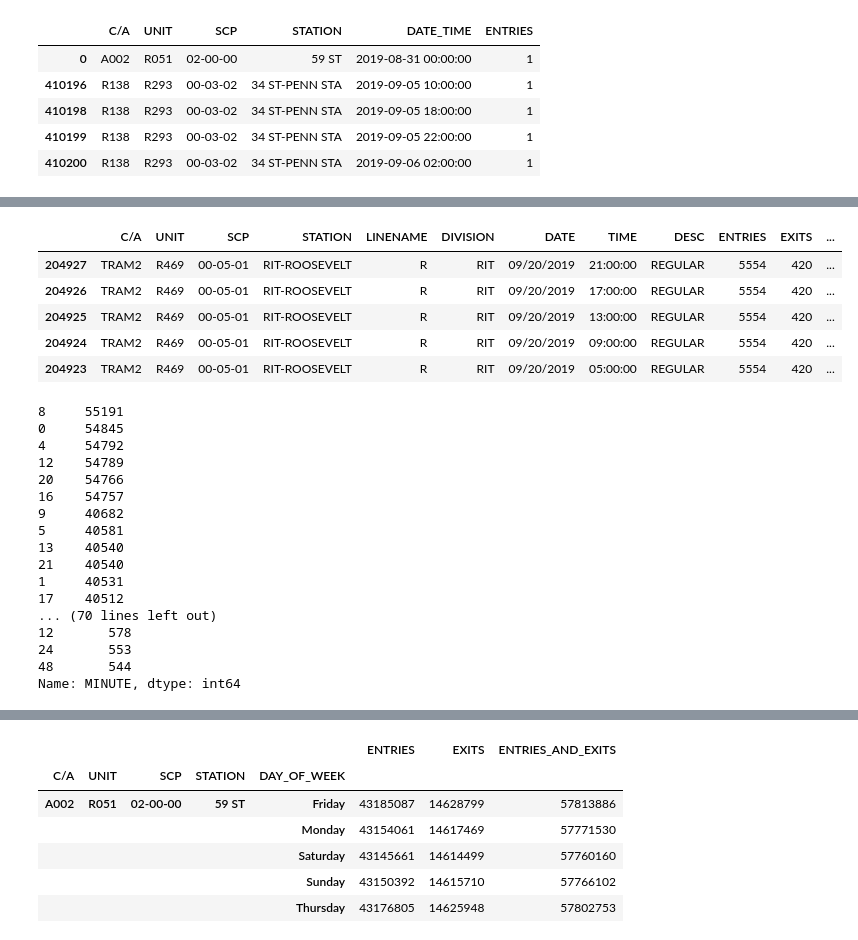
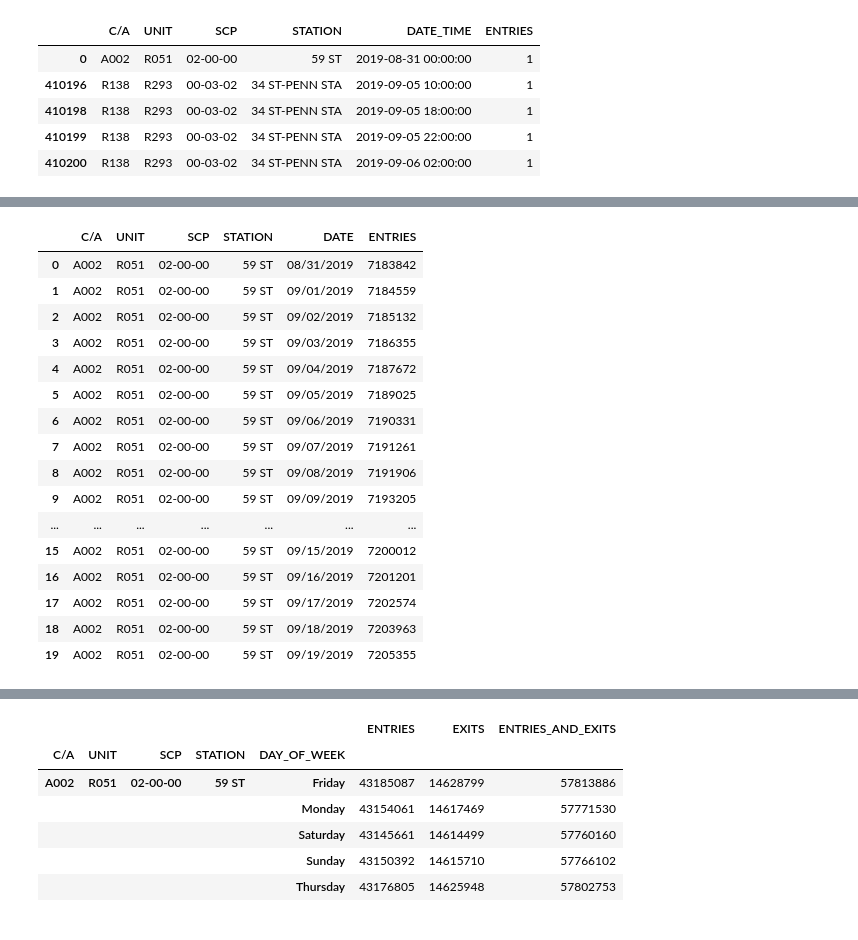
Before and after one commit to thomkav/nyc19_ds21_foottraffic_team2, a Jupyter notebook: notebooks/merge_station_and_turnstile_data.ipynb, the cells around one changed output, grey strips where cells are left out. Drawn from its saved outputs; the diff is of its cells as text; code cells hidden in the pictures.

```diff
--- a/notebooks/merge_station_and_turnstile_data.ipynb
+++ b/notebooks/merge_station_and_turnstile_data.ipynb
@@ -171,16 +171,36 @@ Name: DATE, dtype: int64
 # %%
 # Add the total number of entries and exits... This indicates how many people are in the area (either going into
 # the subway or coming out of it)
-turnstiles_df['ENTRIES_AND_EXITS'] = (turnstiles_df['ENTRIES'] + turnstiles_df['EXITS']).astype(int)
+# turnstiles_df['ENTRIES_AND_EXITS'] = (turnstiles_df['ENTRIES'] + turnstiles_df['EXITS']).astype(int)
 
-turnstiles_df.head()
+# turnstiles_df.head()
+
+turnstiles_daily = (turnstiles_df
+                        .groupby(["C/A", "UNIT", "SCP", "STATION", "DATE"],as_index=False).ENTRIES.first())
+
+# turnstiles_daily[["PREV_DATE", "PREV_ENTRIES"]] = (turnstiles_daily
+#                                                        .groupby(["C/A", "UNIT", "SCP", "STATION"])["DATE", "ENTRIES", "EXITS"]
+#                                                        .apply(lambda grp: grp.shift(1)))
+
+turnstiles_daily.head(20)
 # %% [output]
-|  | C/A | UNIT | SCP | STATION | LINENAME | DIVISION | DATE | TIME | DESC | ENTRIES | EXITS | ... |
-| 204927 | TRAM2 | R469 | 00-05-01 | RIT-ROOSEVELT | R | RIT | 09/20/2019 | 21:00:00 | REGULAR | 5554 | 420 | ... |
-| 204926 | TRAM2 | R469 | 00-05-01 | RIT-ROOSEVELT | R | RIT | 09/20/2019 | 17:00:00 | REGULAR | 5554 | 420 | ... |
-| 204925 | TRAM2 | R469 | 00-05-01 | RIT-ROOSEVELT | R | RIT | 09/20/2019 | 13:00:00 | REGULAR | 5554 | 420 | ... |
-| 204924 | TRAM2 | R469 | 00-05-01 | RIT-ROOSEVELT | R | RIT | 09/20/2019 | 09:00:00 | REGULAR | 5554 | 420 | ... |
-| 204923 | TRAM2 | R469 | 00-05-01 | RIT-ROOSEVELT | R | RIT | 09/20/2019 | 05:00:00 | REGULAR | 5554 | 420 | ... |
+|  | C/A | UNIT | SCP | STATION | DATE | ENTRIES |
+| 0 | A002 | R051 | 02-00-00 | 59 ST | 08/31/2019 | 7183842 |
+| 1 | A002 | R051 | 02-00-00 | 59 ST | 09/01/2019 | 7184559 |
+| 2 | A002 | R051 | 02-00-00 | 59 ST | 09/02/2019 | 7185132 |
+| 3 | A002 | R051 | 02-00-00 | 59 ST | 09/03/2019 | 7186355 |
+| 4 | A002 | R051 | 02-00-00 | 59 ST | 09/04/2019 | 7187672 |
+| 5 | A002 | R051 | 02-00-00 | 59 ST | 09/05/2019 | 7189025 |
+| 6 | A002 | R051 | 02-00-00 | 59 ST | 09/06/2019 | 7190331 |
+| 7 | A002 | R051 | 02-00-00 | 59 ST | 09/07/2019 | 7191261 |
+| 8 | A002 | R051 | 02-00-00 | 59 ST | 09/08/2019 | 7191906 |
+| 9 | A002 | R051 | 02-00-00 | 59 ST | 09/09/2019 | 7193205 |
+| ... | ... | ... | ... | ... | ... | ... |
+| 15 | A002 | R051 | 02-00-00 | 59 ST | 09/15/2019 | 7200012 |
+| 16 | A002 | R051 | 02-00-00 | 59 ST | 09/16/2019 | 7201201 |
+| 17 | A002 | R051 | 02-00-00 | 59 ST | 09/17/2019 | 7202574 |
+| 18 | A002 | R051 | 02-00-00 | 59 ST | 09/18/2019 | 7203963 |
+| 19 | A002 | R051 | 02-00-00 | 59 ST | 09/19/2019 | 7205355 |
 # %%
 # print(turnstiles_df.HOUR.value_counts())
 # print(turnstiles_df.MINUTE.value_counts())
@@ -195,24 +215,9 @@ turnstiles_df.head()
 breakfast_mask = ((turnstiles_df["HOUR"] >= 8) & (turnstiles_df["HOUR"] <= 12) & (turnstiles_df["MINUTE"] == 0))
 lunch_mask = ((turnstiles_df["HOUR"] >= 12) & (turnstiles_df["HOUR"] <= 16) & (turnstiles_df["MINUTE"] == 0))
 dinner_mask = ((turnstiles_df["HOUR"] >= 16) & (turnstiles_df["HOUR"] <= 20) & (turnstiles_df["MINUTE"] == 0))
+
+morning_mask = ((turnstiles_df["HOUR"] < 12) & (turnstiles_df["MINUTE"] == 0))
+afternoon_mask = ((turnstiles_df["HOUR"] >= 12) & (turnstiles_df["MINUTE"] == 0))
-# %% [output]
-8     55191
-0     54845
-4     54792
-12    54789
-20    54766
-16    54757
-9     40682
-5     40581
-13    40540
-21    40540
-1     40531
-17    40512
-... (70 lines left out)
-12       578
-24       553
-48       544
-Name: MINUTE, dtype: int64
 # %%
 breakfast_df = turnstiles_df[breakfast_mask]
 lunch_df = turnstiles_df[lunch_mask]
```
Also changed, not shown: parts of 2 cells of this notebook.
